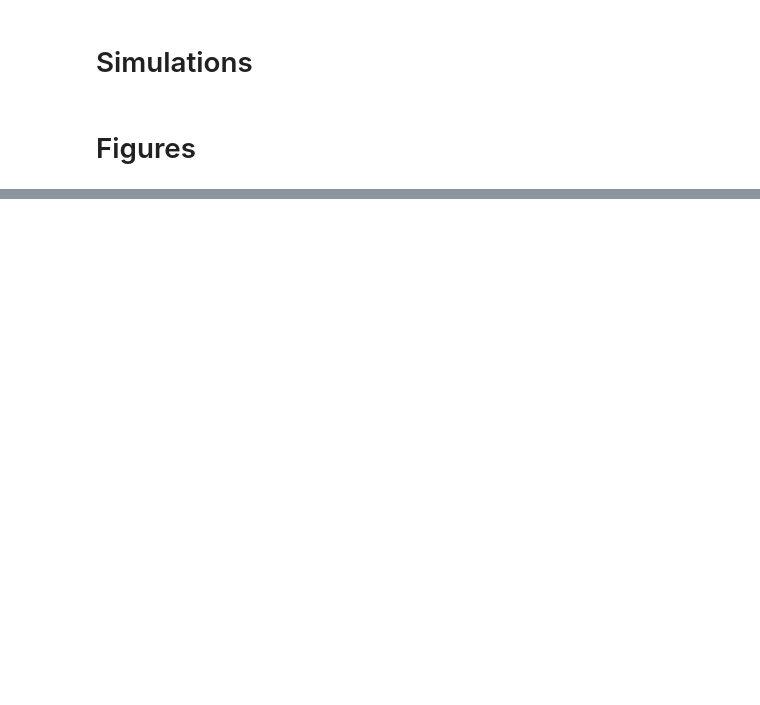
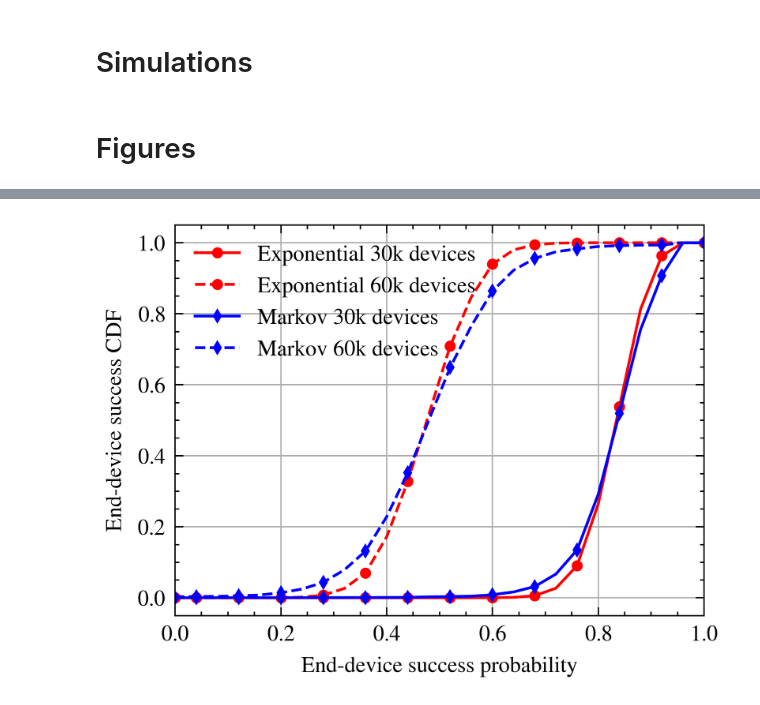
Before and after one commit to Xexell/LR-FHSS-sim, a Jupyter notebook: examples/example_traffic.ipynb, the cells around one changed output, grey strips where cells are left out. Cells and saved outputs as stored; diff of their text form; code cells hidden in the pictures; blank space fills up the shorter version.

```diff
--- a/examples/example_traffic.ipynb
+++ b/examples/example_traffic.ipynb
@@ -236,32 +242,35 @@ with plt.style.context(['science', 'ieee', 'no-latex']):
 file = open('example_traffic_2.data', 'rb')
 received_cdf = pickle.load(file)
 file.close()
 received_exp = received_cdf[0]
 received_markov = received_cdf[1]
 f_x = EngFormatter()
 f_y = EngFormatter()
 
 
 with plt.style.context(['science', 'ieee', 'no-latex']):
     prop_cycle = plt.rcParams['axes.prop_cycle']
     colors = prop_cycle.by_key()['color']
     pparam = dict(ylabel='End-device success CDF',xlabel='End-device success probability')
     a = plt.hist(received_exp[0].flatten(), cumulative=True, density=True, bins=25, histtype='step', range=[0, 1], label='Exponential 30k devices');
-    b = plt.hist(received_exp[1].flatten(), cumulative=True, density=True, bins=25, histtype='step', range=[0, 1], label='Exponential 60k devices');
+    b = plt.hist(received_exp[3].flatten(), cumulative=True, density=True, bins=25, histtype='step', range=[0, 1], label='Exponential 60k devices');
     c = plt.hist(received_markov[0].flatten(),cumulative=True, density=True, bins=25, histtype='step', range=[0, 1], label='Markov 30k devices');
-    d = plt.hist(received_markov[1].flatten(),cumulative=True, density=True, bins=25, histtype='step', range=[0, 1], label='Markov 60k devices');
+    d = plt.hist(received_markov[3].flatten(),cumulative=True, density=True, bins=25, histtype='step', range=[0, 1], label='Markov 60k devices');
     plt.close()
 
     fig, ax = plt.subplots()
 
     ax.plot(np.append([0],a[1]), np.append([0], np.append(a[0], 1)),'-o', markersize=3,color='red',label='Exponential 30k devices',markevery=2)
     ax.plot(np.append([0],b[1]), np.append([0], np.append(b[0], 1)),'--o', markersize=3,color='red',label='Exponential 60k devices',markevery=2)
     ax.plot(np.append([0],c[1]), np.append([0], np.append(c[0], 1)),'-d', markersize=2.5,color='blue',label='Markov 30k devices',markevery=2)
     ax.plot(np.append([0],d[1]), np.append([0], np.append(d[0], 1)),'--d', markersize=2.5,color='blue', label='Markov 60k devices',markevery=2)
     plt.xlim([0,1])
     ax.set(**pparam)
     plt.grid()
     plt.legend()
     plt.tight_layout()
     plt.show()
+    fig.savefig('CDF.pdf', dpi=300)
     plt.close()
+# %% [output]
+[figure, added]
```
Also changed, not shown: parts of 4 cells of this notebook, 1 other file.
